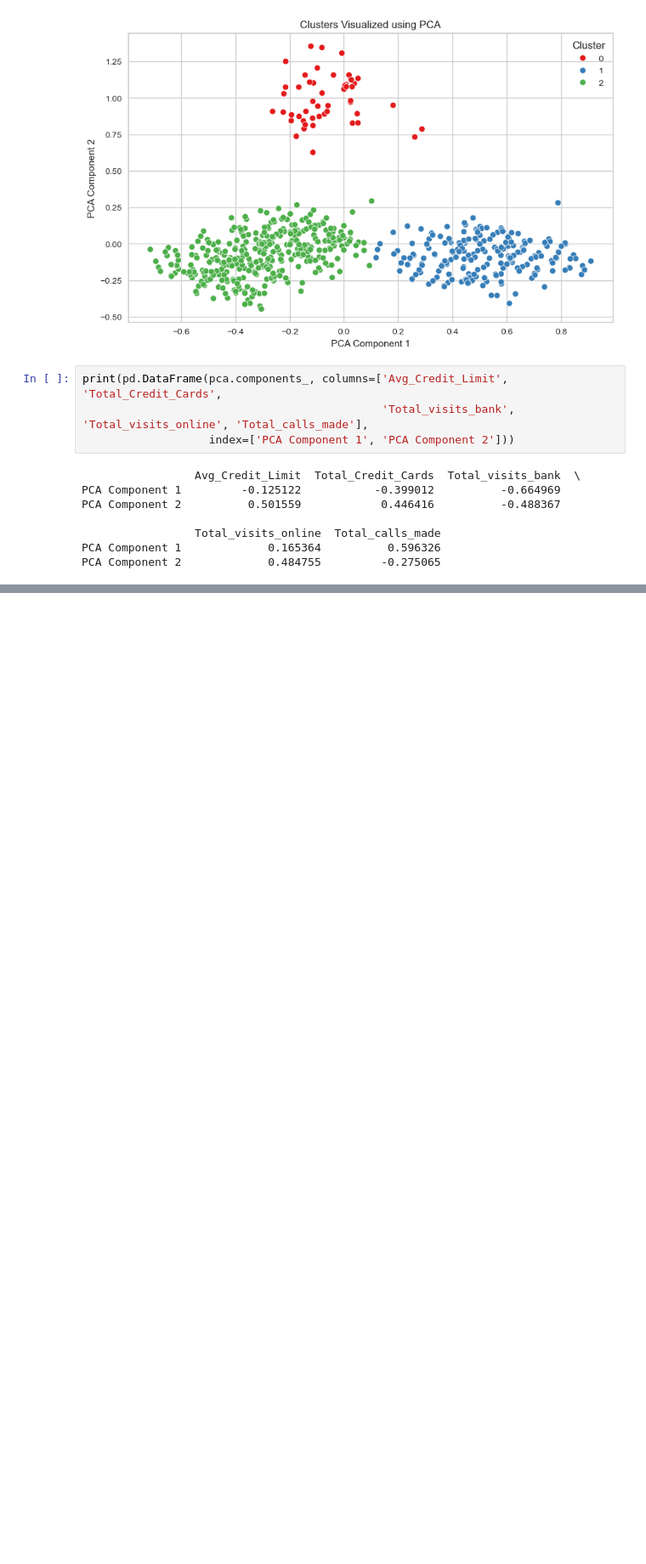
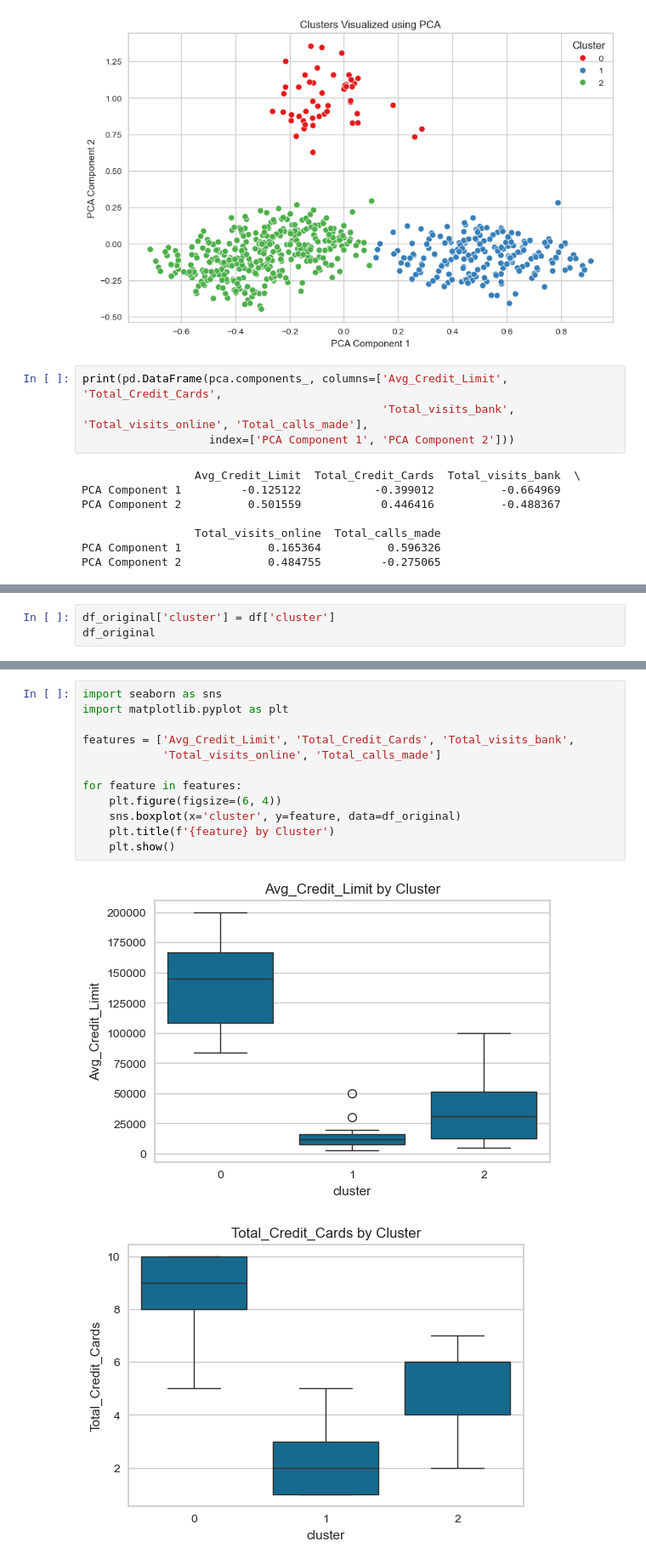
Before and after one commit to ditorizkyka/Machine-Learning-Project, a Jupyter notebook: PEMSIN.ipynb, the cells around one changed output, grey strips where cells are left out. Shown: that part at 85% size. Saved outputs shown, nothing was run; the diff lists cells and outputs as text; blank space fills up the shorter version.

```diff
--- a/PEMSIN.ipynb
+++ b/PEMSIN.ipynb
@@ -352,0 +333,3 @@ PCA Component 2             0.484755         -0.275065
+# %%
+df_original['cluster'] = df['cluster']
+df_original
@@ -352,0 +387,15 @@ PCA Component 2             0.484755         -0.275065
+# %%
+import seaborn as sns
+import matplotlib.pyplot as plt
+
+features = ['Avg_Credit_Limit', 'Total_Credit_Cards', 'Total_visits_bank',
+            'Total_visits_online', 'Total_calls_made']
+
+for feature in features:
+    plt.figure(figsize=(6, 4))
+    sns.boxplot(x='cluster', y=feature, data=df_original)
+    plt.title(f'{feature} by Cluster')
+    plt.show()
+# %% [output]
+[figure, added]
+[figure, added]
```
Also changed, not shown: parts of 24 cells of this notebook.
